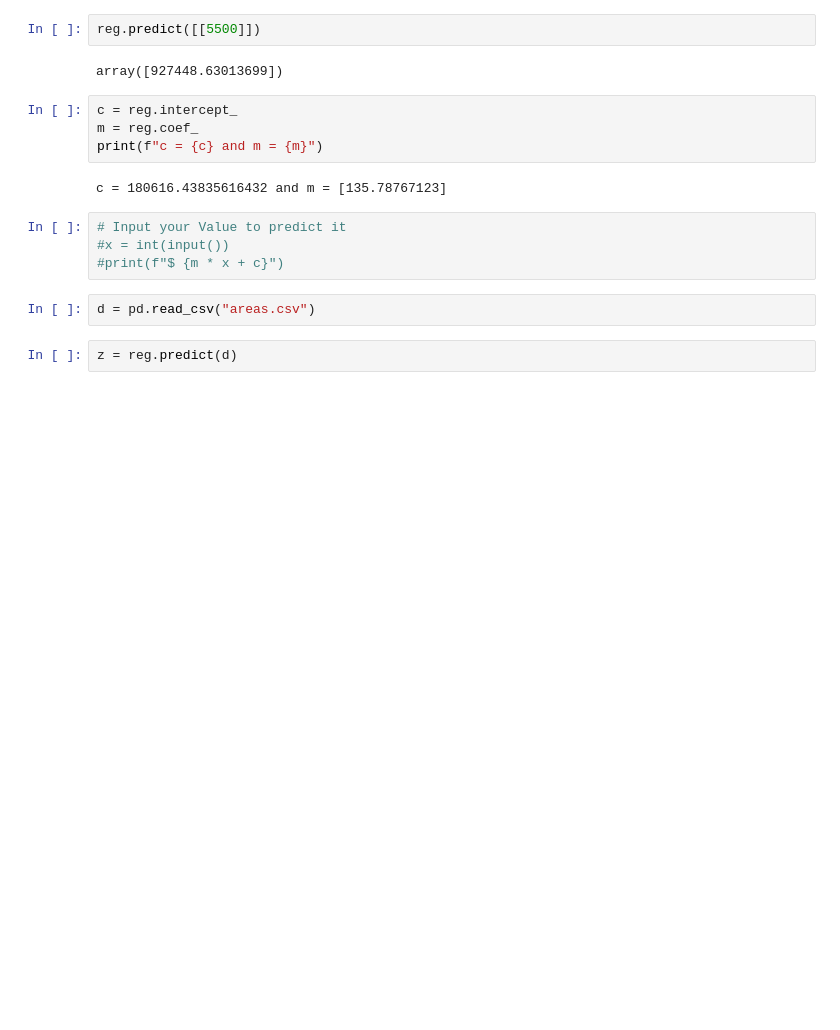
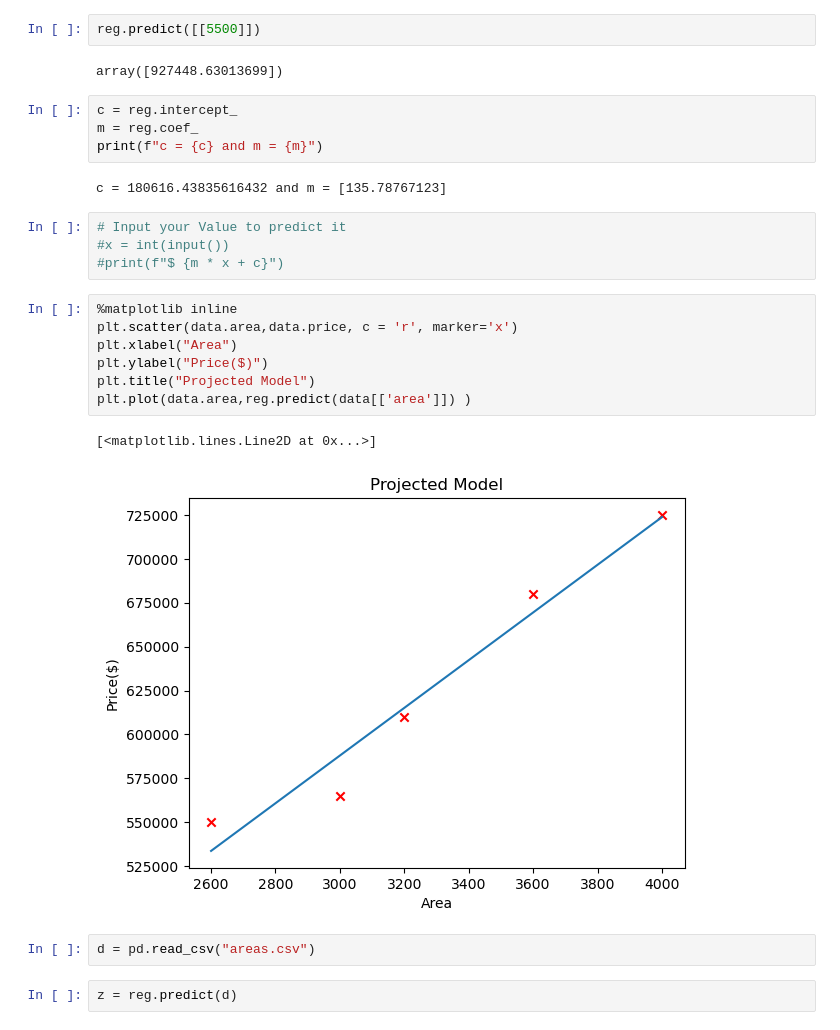
Before and after one commit to K09Gaurav/Machine-Learning-Fundamentals, a Jupyter notebook: Linear_Reg/Using_Sklearn/Implement_sklearn_linear_reg.ipynb, the cells around one changed output. Cells and saved outputs as stored; diff of their text form; blank space fills up the shorter version.

Commit message:
predict prices

```diff
--- a/Linear_Reg/Using_Sklearn/Implement_sklearn_linear_reg.ipynb
+++ b/Linear_Reg/Using_Sklearn/Implement_sklearn_linear_reg.ipynb
@@ -41,6 +41,16 @@ c = 180616.43835616432 and m = [135.78767123]
 # Input your Value to predict it
 #x = int(input())
 #print(f"$ {m * x + c}")
+# %%
+%matplotlib inline
+plt.scatter(data.area,data.price, c = 'r', marker='x')
+plt.xlabel("Area")
+plt.ylabel("Price($)")
+plt.title("Projected Model")
+plt.plot(data.area,reg.predict(data[['area']]) )
+# %% [output]
+[<matplotlib.lines.Line2D at 0x...>]
+[figure, added]
 # %%
 d = pd.read_csv("areas.csv")
 # %%
```
Also changed, not shown: parts of 2 cells of this notebook.
